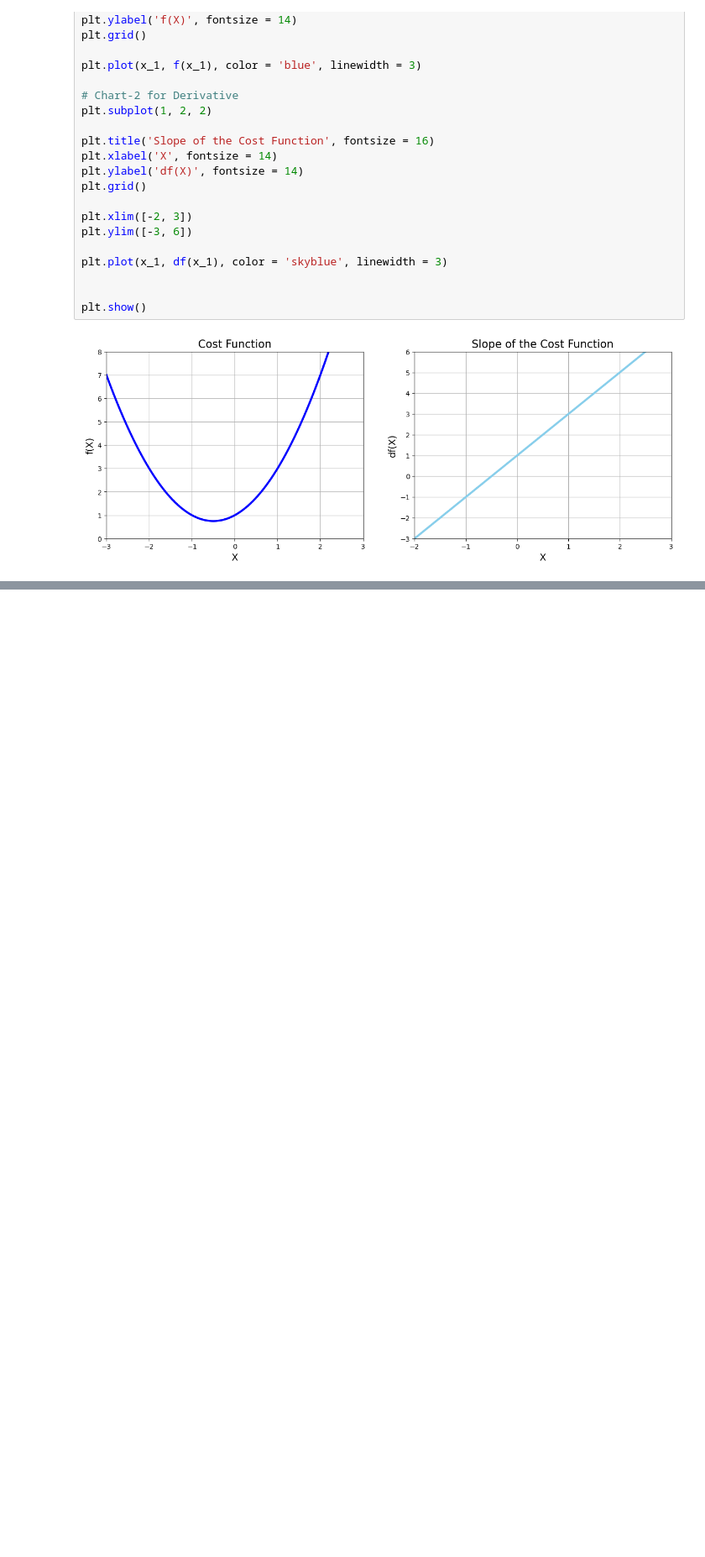
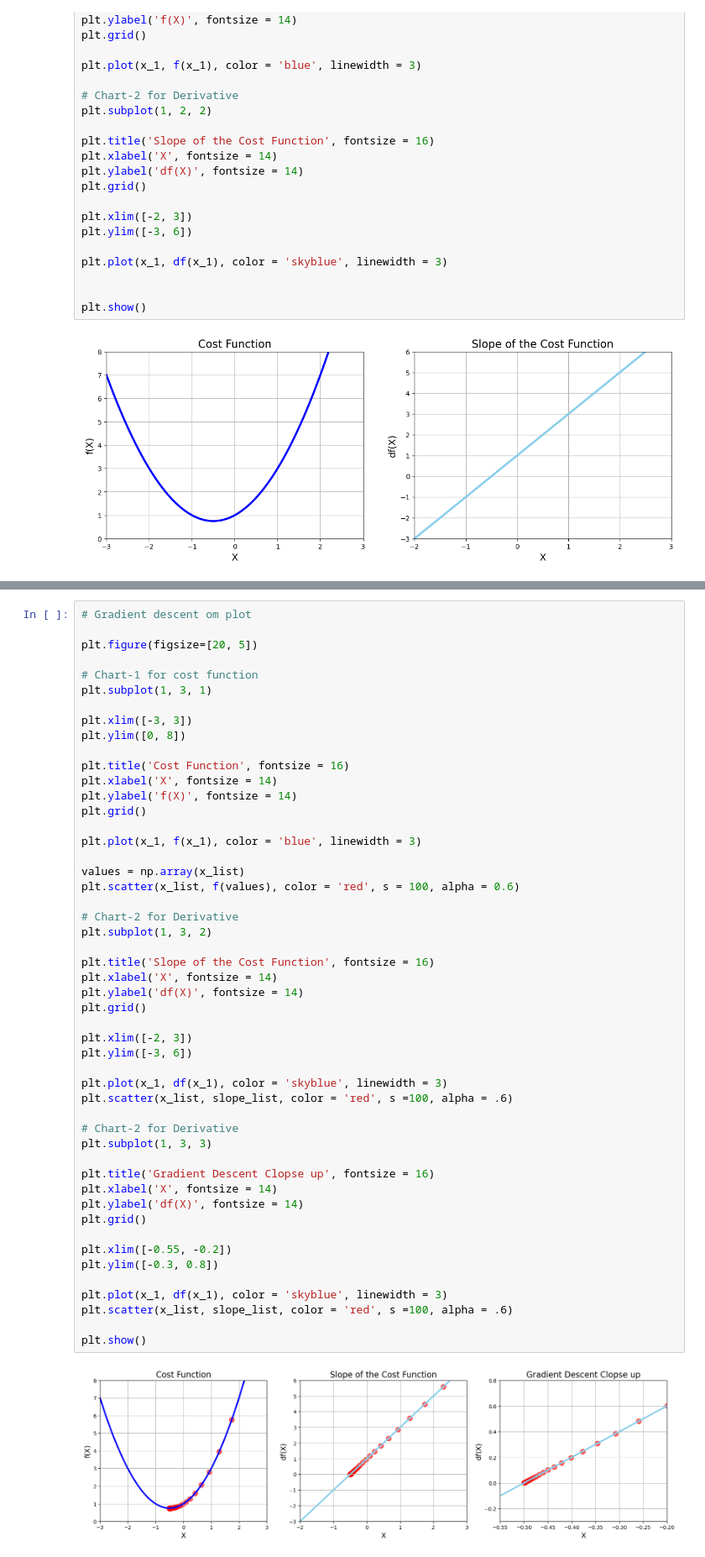
Before and after one commit to Foyezz/Data-Sciece-and-ML-Bootcamp-, a Jupyter notebook: Optimization and Gradient Descent Algorithm/Gradient Descent.ipynb, the cells around one changed output, grey strips where cells are left out. Shown at 84% size. Cells and saved outputs as stored; diff of their text form; blank space fills up the shorter version.

Commit message:
gradient descent viz

```diff
--- a/Optimization and Gradient Descent Algorithm/Gradient Descent.ipynb
+++ b/Optimization and Gradient Descent Algorithm/Gradient Descent.ipynb
@@ -107,0 +108,52 @@ f(x) value or cost at this point is: 0.7500001385208099
+# %%
+# Gradient descent om plot
+
+plt.figure(figsize=[20, 5])
+
+# Chart-1 for cost function
+plt.subplot(1, 3, 1)
+
+plt.xlim([-3, 3])
+plt.ylim([0, 8])
+
+plt.title('Cost Function', fontsize = 16)
+plt.xlabel('X', fontsize = 14)
+plt.ylabel('f(X)', fontsize = 14)
+plt.grid()
+
+plt.plot(x_1, f(x_1), color = 'blue', linewidth = 3)
+
+values = np.array(x_list)
+plt.scatter(x_list, f(values), color = 'red', s = 100, alpha = 0.6)
+
+# Chart-2 for Derivative
+plt.subplot(1, 3, 2)
+
+plt.title('Slope of the Cost Function', fontsize = 16)
+plt.xlabel('X', fontsize = 14)
+plt.ylabel('df(X)', fontsize = 14)
+plt.grid()
+
+plt.xlim([-2, 3])
+plt.ylim([-3, 6])
+
+plt.plot(x_1, df(x_1), color = 'skyblue', linewidth = 3)
+plt.scatter(x_list, slope_list, color = 'red', s =100, alpha = .6)
+
+# Chart-2 for Derivative
+plt.subplot(1, 3, 3)
+
+plt.title('Gradient Descent Clopse up', fontsize = 16)
+plt.xlabel('X', fontsize = 14)
+plt.ylabel('df(X)', fontsize = 14)
+plt.grid()
+
+plt.xlim([-0.55, -0.2])
+plt.ylim([-0.3, 0.8])
+
+plt.plot(x_1, df(x_1), color = 'skyblue', linewidth = 3)
+plt.scatter(x_list, slope_list, color = 'red', s =100, alpha = .6)
+
+plt.show()
+# %% [output]
+[figure, added]
```
Also changed, not shown: parts of 4 cells of this notebook.
